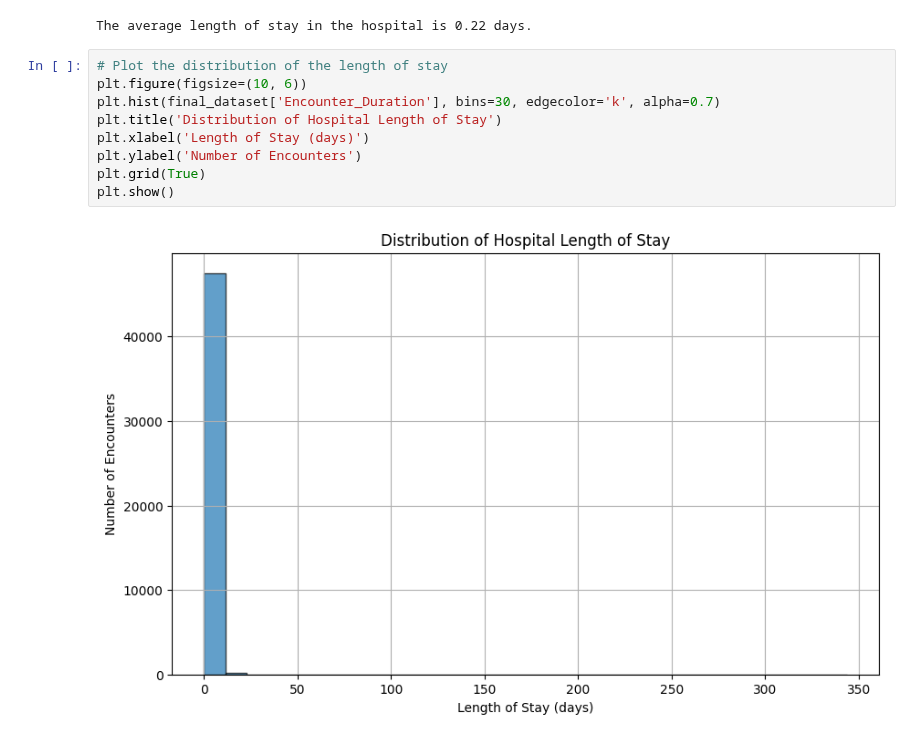
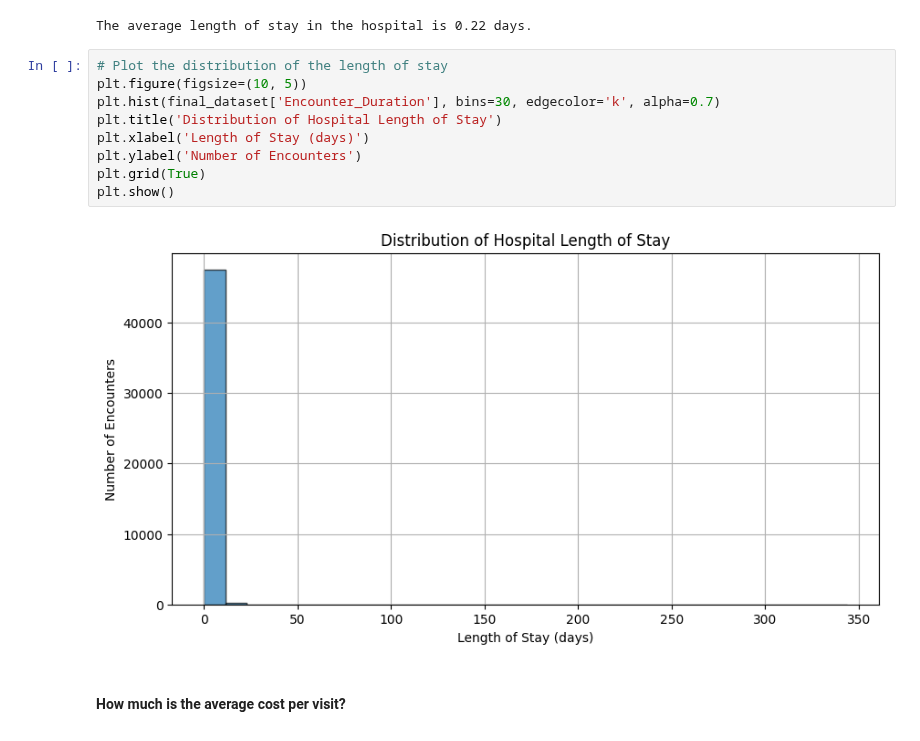
Before and after one commit to Akshay-Paunikar/Maven_Analytics_Challenges, a Jupyter notebook: Hospital_Patient_Records_Challenge/Maven_Hospital_Challenge.ipynb, the cells around one changed output. Cells and saved outputs as stored; diff of their text form.

```diff
--- a/Hospital_Patient_Records_Challenge/Maven_Hospital_Challenge.ipynb
+++ b/Hospital_Patient_Records_Challenge/Maven_Hospital_Challenge.ipynb
@@ -576,12 +576,14 @@ print(f"The average length of stay in the hospital is {average_length_of_stay:.2
 The average length of stay in the hospital is 0.22 days.
 # %%
 # Plot the distribution of the length of stay
-plt.figure(figsize=(10, 6))
+plt.figure(figsize=(10, 5))
 plt.hist(final_dataset['Encounter_Duration'], bins=30, edgecolor='k', alpha=0.7)
 plt.title('Distribution of Hospital Length of Stay')
 plt.xlabel('Length of Stay (days)')
 plt.ylabel('Number of Encounters')
 plt.grid(True)
 plt.show()
 # %% [output]
-[figure, old version]
+[figure, new version]
+# %% [markdown]
+#### How much is the average cost per visit?
```
Also changed, not shown: parts of 3 cells of this notebook.
